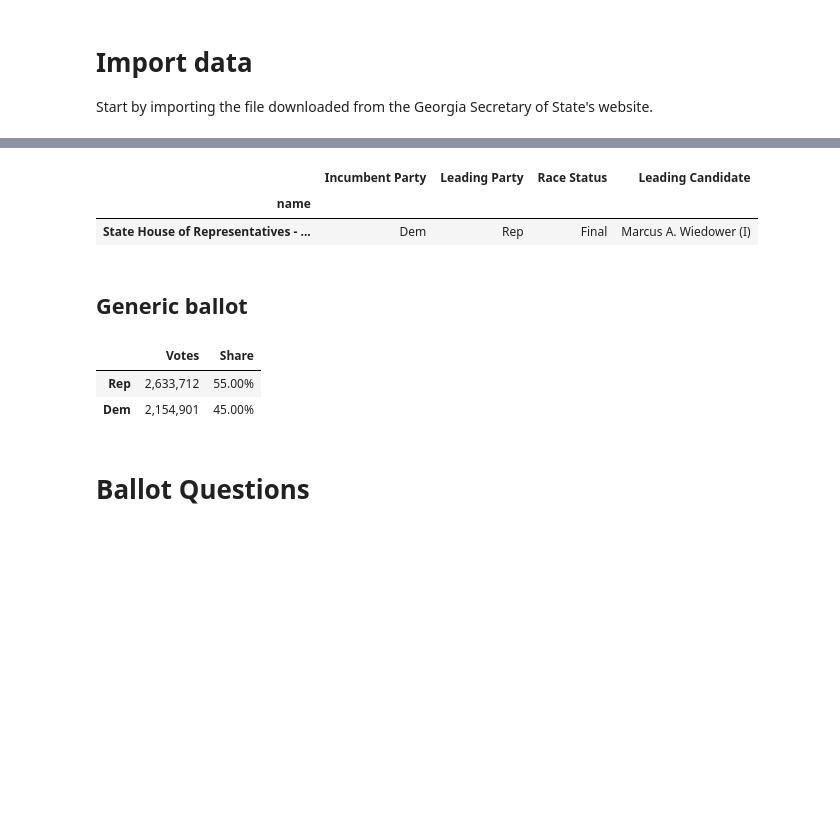
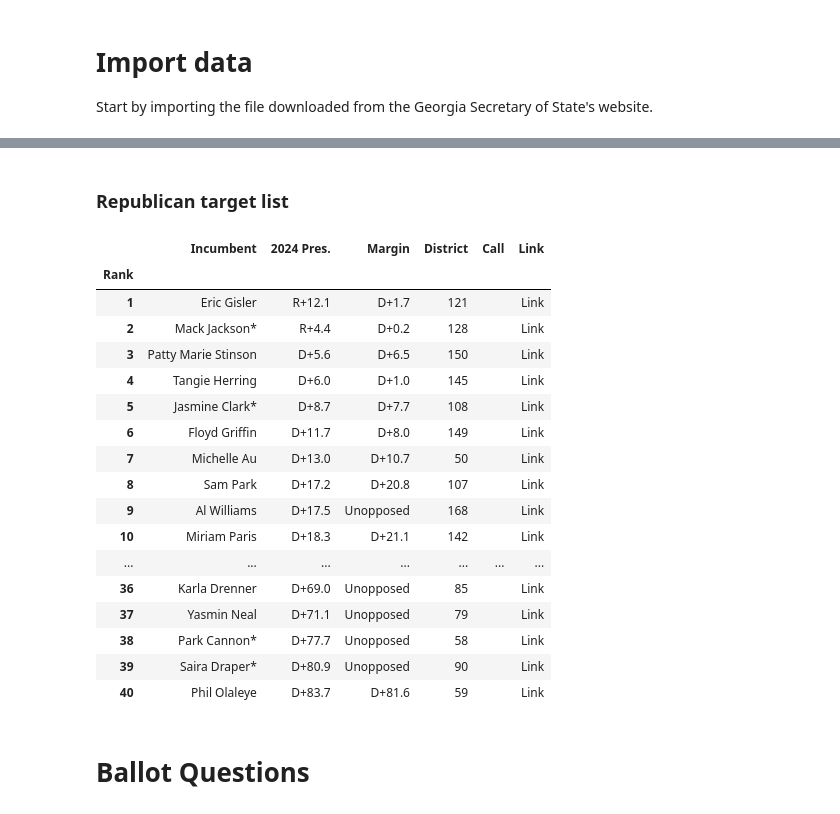
Before and after one commit to davidboers/2026electionmodels, a Jupyter notebook: sos.ipynb, the cells around one changed output, grey strips where cells are left out. Saved outputs shown, nothing was run; the diff lists cells and outputs as text; code cells hidden in the pictures; blank space fills up the shorter version.

```diff
--- a/sos.ipynb
+++ b/sos.ipynb
@@ -268,0 +121,23 @@ sum_generic_ballot(ss)
+# %%
+dem_list_sen = senate_calls[senate_calls['Incumbent Party'] == 'Rep']
+
+def mk_target_list(list_seats: pd.DataFrame, link_pref: str):
+    list_seats = list_seats[~list_seats['Rank'].isna()]
+    list_seats = list_seats.sort_values('Rank')
+    return (pd.DataFrame(
+        {
+            'Rank': list_seats['Rank'].astype(int),
+            'Incumbent': list_seats['Incumbent'],
+            '2024 Pres.': list_seats.apply(lambda s: (s['2024 Presidential Winner'], s['2024 Presidential Margin']), axis=1),
+            'Margin': list_seats.apply(lambda s: 'Unopposed' if s['Previously unopposed'] else (s['Incumbent Party'], s['Winning Points']), axis=1),
+            'District': list_seats.index,
+            'Call': list_seats['Call'].fillna(''),
+            'Link': list_seats.index.map(lambda d: f'https://www.dawieboers.com/2026-midterm-elections/election-night-models/{link_pref}_{d}/')
+        }
+    ).set_index('Rank')
+    .style.format(lambda m: m if isinstance(m, str) else utils.point_formatter(m), subset=['2024 Pres.', 'Margin'])
+    .map(lambda m: '' if isinstance(m, str) else utils.points_format_block(m), subset=['2024 Pres.', 'Margin'])
+    .format(lambda a: f'<a href="{a}">Link</a>', subset=['Link']))
+
+
+mk_target_list(dem_list_sen, link_pref='sd')
@@ -271,12 +191,8 @@ sum_generic_ballot(ss)
 # %%
-sh = ballotItems.copy()
-sh = sh[sh.index.map(lambda x: 'State House' in x)]
-sh = sh.join(incumbent_parties.set_index('name')['incumbentParty'], on='name')
-sh = prep(sh)
-tos = table_of_seats_won(sh)
-main_graphic(tos, sh_geo, sh, nrows=6)
-
-plt.show()
-
-pd.concat([tos, seat_changes(sh)], keys=['Seats', 'Changes'])
+house_calls = call_list.loc['State House of Representatives']
+house_tally = house_calls['Call'].value_counts(dropna=False)
+house_tally = house_tally.rename({np.nan: 'Not called'})
+assert house_tally.sum() == 180
+house_tally = house_tally.sort_index(key=lambda l: l.map(lambda p: order[p]))
+hemicircle.hemicircle(house_tally, colors=house_tally.index.map(lambda p: party_colors[p]), n_rows=6)
 # %% [output]
@@ -292,17 +233,28 @@ pd.concat([tos, seat_changes(sh)], keys=['Seats', 'Changes'])
+# %% [markdown]
+### Republican target list
 # %%
-seats_flipped(sh)
+rep_list_house = house_calls[house_calls['Incumbent Party'] == 'Dem']
+
+mk_target_list(rep_list_house, link_pref='hd')
 # %% [output]
-|  | Incumbent Party | Leading Party | Race Status | Leading Candidate |
-| name |  |  |  |  |
-| State House of Representatives - ... | Dem | Rep | Final | Marcus A. Wiedower (I) |
+|  | Incumbent | 2024 Pres. | Margin | District | Call | Link |
+| Rank |  |  |  |  |  |  |
+| 1 | Eric Gisler | R+12.1 | D+1.7 | 121 |  | Link |
+| 2 | Mack Jackson* | R+4.4 | D+0.2 | 128 |  | Link |
+| 3 | Patty Marie Stinson | D+5.6 | D+6.5 | 150 |  | Link |
+| 4 | Tangie Herring | D+6.0 | D+1.0 | 145 |  | Link |
+| 5 | Jasmine Clark* | D+8.7 | D+7.7 | 108 |  | Link |
+| 6 | Floyd Griffin | D+11.7 | D+8.0 | 149 |  | Link |
+| 7 | Michelle Au | D+13.0 | D+10.7 | 50 |  | Link |
+| 8 | Sam Park | D+17.2 | D+20.8 | 107 |  | Link |
+| 9 | Al Williams | D+17.5 | Unopposed | 168 |  | Link |
+| 10 | Miriam Paris | D+18.3 | D+21.1 | 142 |  | Link |
+| ... | ... | ... | ... | ... | ... | ... |
+| 36 | Karla Drenner | D+69.0 | Unopposed | 85 |  | Link |
+| 37 | Yasmin Neal | D+71.1 | Unopposed | 79 |  | Link |
+| 38 | Park Cannon* | D+77.7 | Unopposed | 58 |  | Link |
+| 39 | Saira Draper* | D+80.9 | Unopposed | 90 |  | Link |
+| 40 | Phil Olaleye | D+83.7 | D+81.6 | 59 |  | Link |
-# %% [markdown]
-## Generic ballot
-# %%
-sum_generic_ballot(sh)
-# %% [output]
-|  | Votes | Share |
-| Rep | 2,633,712 | 55.00% |
-| Dem | 2,154,901 | 45.00% |
 # %% [markdown]
 # Ballot Questions
 # %%
```
Also changed, not shown: parts of 22 cells of this notebook, 5 other files.
